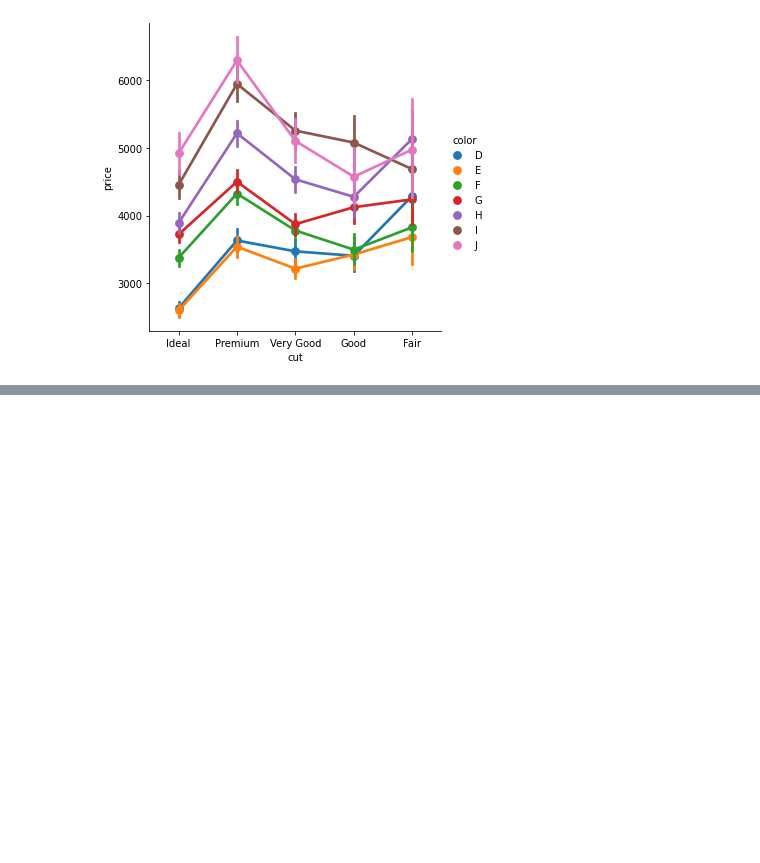
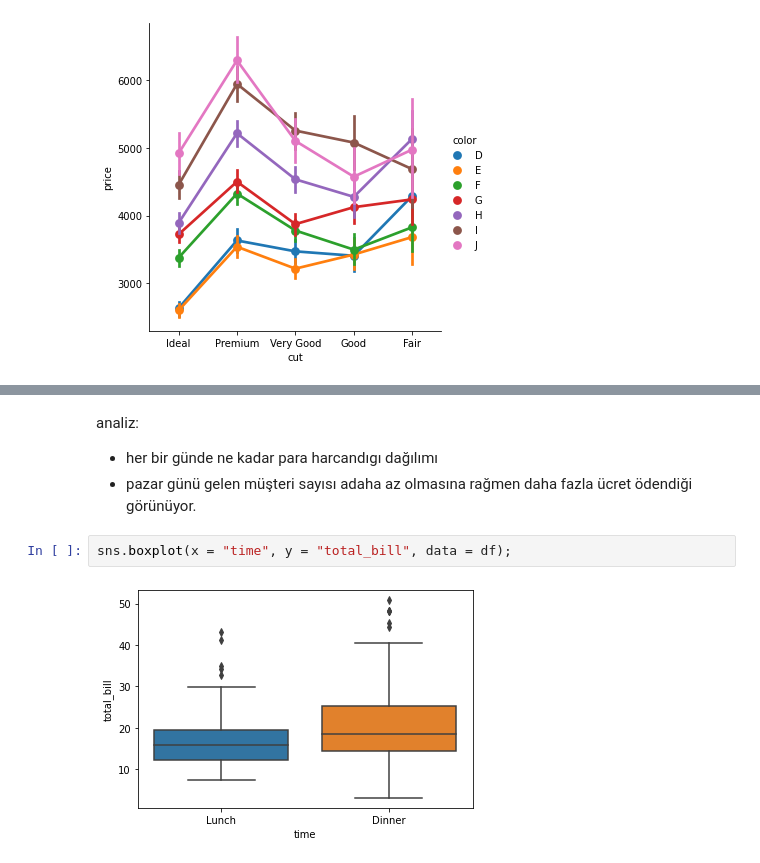
Before and after one commit to mustafahunerli/veri_bilimi_kurs_kodlari_py_edit, a Jupyter notebook: D2_Veri_Analizi.ipynb, the cells around one changed output, grey strips where cells are left out. Cells and saved outputs as stored; diff of their text form; blank space fills up the shorter version.

```diff
--- a/D2_Veri_Analizi.ipynb
+++ b/D2_Veri_Analizi.ipynb
@@ -297,0 +331,8 @@ analiz:
+# %% [markdown]
+analiz:
+* her bir günde ne kadar para harcandıgı dağılımı
+* pazar günü gelen müşteri sayısı adaha az olmasına rağmen daha fazla ücret ödendiği görünüyor.
+# %%
+sns.boxplot(x = "time", y = "total_bill", data = df);
+# %% [output]
+[figure, added]
```
Also changed, not shown: parts of 41 cells of this notebook.
